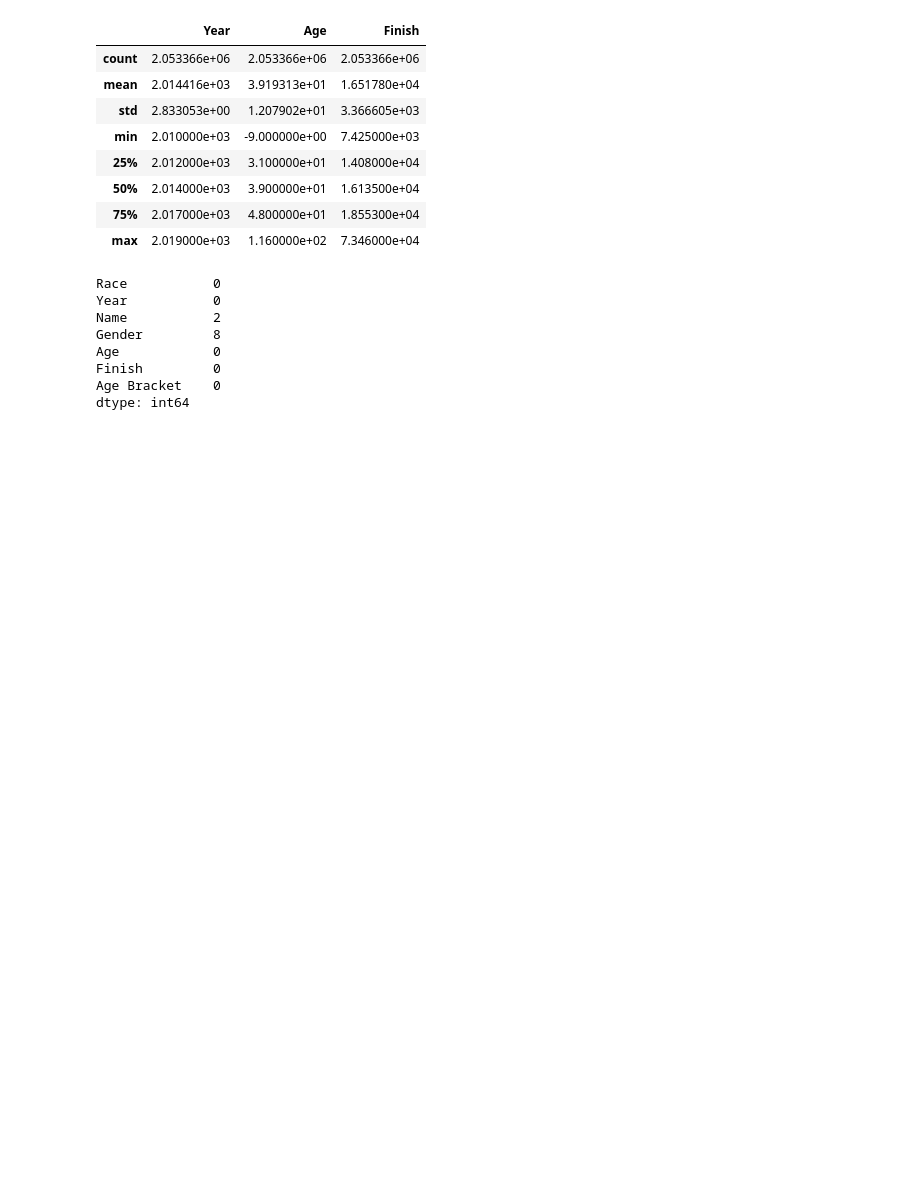
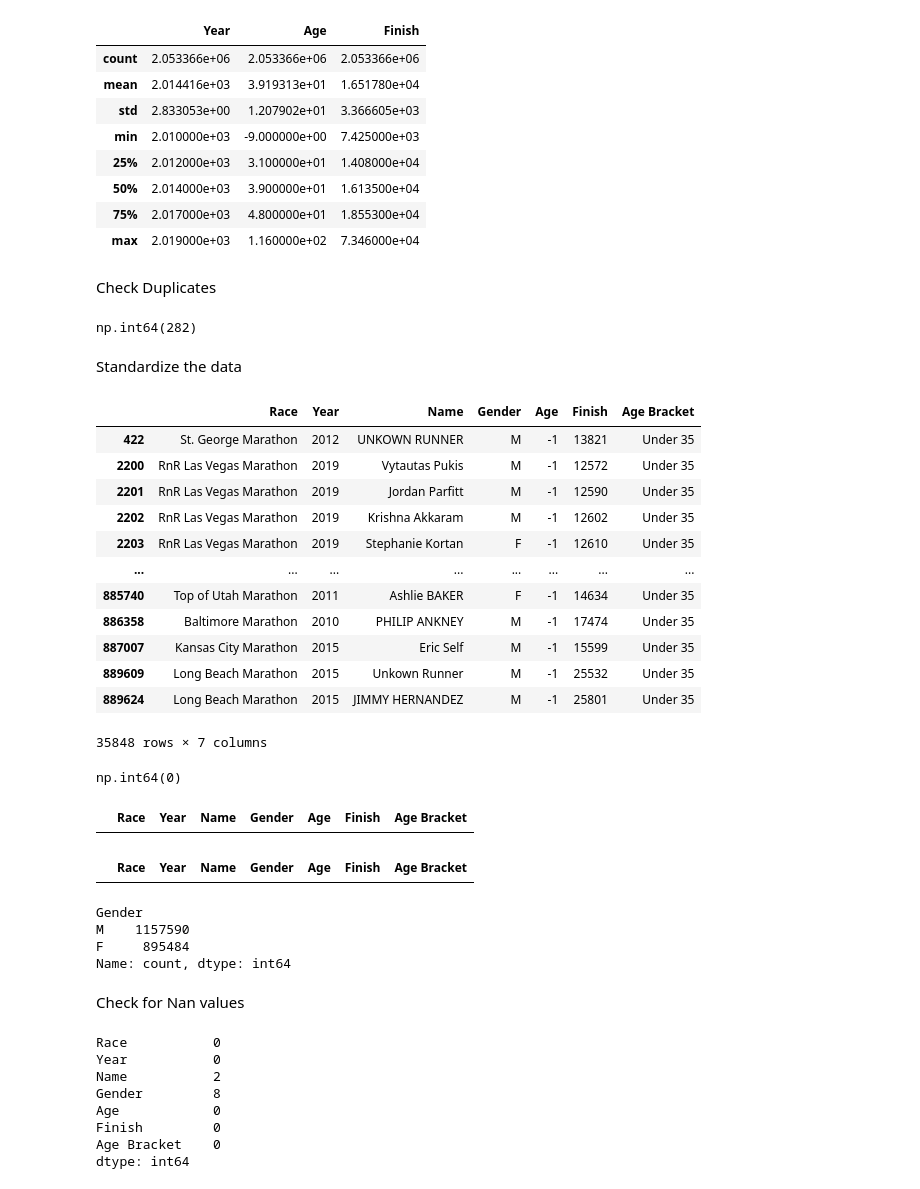
Before and after one commit to vitistatyagi/Marathon_EDA, a Jupyter notebook: marathon.ipynb, the cells around one changed output. Drawn from its saved outputs; the diff is of its cells as text; code cells hidden in the pictures; blank space fills up the shorter version.

```diff
--- a/marathon.ipynb
+++ b/marathon.ipynb
@@ -28,6 +28,53 @@ df.describe()
 | 50% | 2.014000e+03 | 3.900000e+01 | 1.613500e+04 |
 | 75% | 2.017000e+03 | 4.800000e+01 | 1.855300e+04 |
 | max | 2.019000e+03 | 1.160000e+02 | 7.346000e+04 |
+# %% [markdown]
+Check Duplicates
+# %%
+df.duplicated().sum()
+# %% [output]
+np.int64(282)
+# %%
+df.drop_duplicates(inplace=True)
+# %% [markdown]
+Standardize the data
+# %%
+df[df['Age']<0]
+# %% [output]
+|  | Race | Year | Name | Gender | Age | Finish | Age Bracket |
+| 422 | St. George Marathon | 2012 | UNKOWN RUNNER | M | -1 | 13821 | Under 35 |
+| 2200 | RnR Las Vegas Marathon | 2019 | Vytautas Pukis | M | -1 | 12572 | Under 35 |
+| 2201 | RnR Las Vegas Marathon | 2019 | Jordan Parfitt | M | -1 | 12590 | Under 35 |
+| 2202 | RnR Las Vegas Marathon | 2019 | Krishna Akkaram | M | -1 | 12602 | Under 35 |
+| 2203 | RnR Las Vegas Marathon | 2019 | Stephanie Kortan | F | -1 | 12610 | Under 35 |
+| ... | ... | ... | ... | ... | ... | ... | ... |
+| 885740 | Top of Utah Marathon | 2011 | Ashlie BAKER | F | -1 | 14634 | Under 35 |
+| 886358 | Baltimore Marathon | 2010 | PHILIP ANKNEY | M | -1 | 17474 | Under 35 |
+| 887007 | Kansas City Marathon | 2015 | Eric Self | M | -1 | 15599 | Under 35 |
+| 889609 | Long Beach Marathon | 2015 | Unkown Runner | M | -1 | 25532 | Under 35 |
+| 889624 | Long Beach Marathon | 2015 | JIMMY HERNANDEZ | M | -1 | 25801 | Under 35 |
+35848 rows × 7 columns
+# %%
+df[df['Age']<0]['Age Bracket'].isnull().sum()
+# %% [output]
+np.int64(0)
+# %%
+df[df['Year']<0]
+# %% [output]
+|  | Race | Year | Name | Gender | Age | Finish | Age Bracket |
+# %%
+df[df['Finish']<0]
+# %% [output]
+|  | Race | Year | Name | Gender | Age | Finish | Age Bracket |
+# %%
+df['Gender'].value_counts()
+# %% [output]
+Gender
+M    1157590
+F     895484
+Name: count, dtype: int64
+# %% [markdown]
+Check for Nan values
 # %%
 df.isna().sum()
 # %% [output]
```
Also changed, not shown: parts of 13 cells of this notebook, 1 other file.
